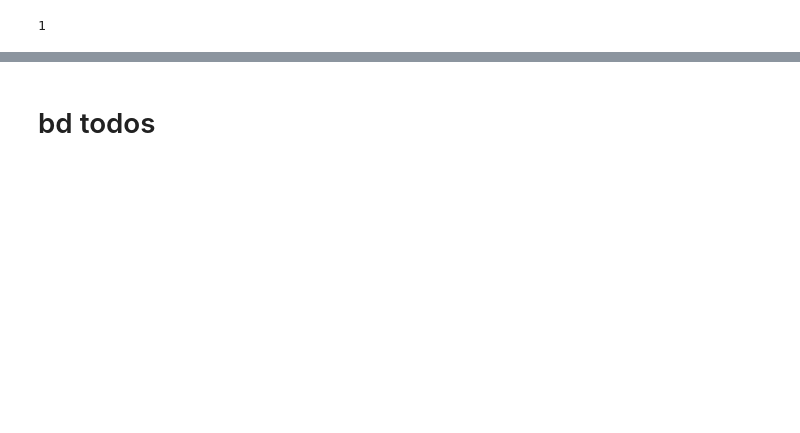
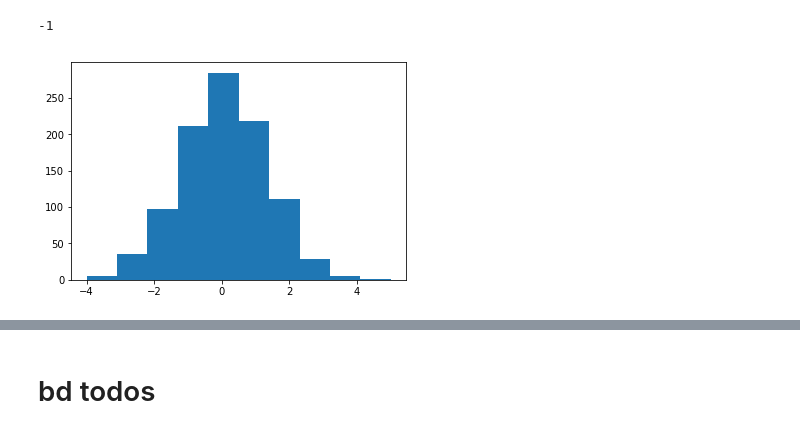
Before and after one commit to messDiv/MESS, a Jupyter notebook: jupyter-notebooks/util/toytree_bd.ipynb, the cells around one changed output, grey strips where cells are left out. Saved outputs shown, nothing was run; the diff lists cells and outputs as text; code cells hidden in the pictures; blank space fills up the shorter version.

```diff
--- a/jupyter-notebooks/util/toytree_bd.ipynb
+++ b/jupyter-notebooks/util/toytree_bd.ipynb
@@ -18,32 +18,39 @@ from collections import Counter
 pd.set_option('display.max_rows', 100)
 pd.set_option('display.max_columns', 500)
 # %%
-def bm(mean, var, log=True, dtype="int"):
+def bm(mean, var, dt, log=True, dtype="int"):
     ret = 0
+    mean = np.float(mean)
     if dtype == "int":
         # Avoid log(1)
         if not log or mean <= 1:
-            ret = np.int(np.round(np.random.normal(mean, var)))
+            ret = np.int(np.round(np.random.normal(mean, var*dt))) - 1
         else:
-            ret = np.int(np.round(np.exp(np.random.normal(np.log(mean), var))))
+            try:
+                ret = np.int(np.round(np.exp(np.random.normal(np.log(mean), var*dt)))) - 1
+            except:
+                import pdb; pdb.set_trace()
+
     elif dtype == "float":
-        ret = np.random.normal(mean, var)
+        ret = np.random.normal(mean, var*dt)
     else:
        raise Exception("bm dtype must be 'int' or 'float'. You put: {}".format(dtype))
     return ret
 
 def prune(tre, verbose=False):
     ttree = tre.copy()
     tips = ttree.treenode.get_leaves()
 
     if np.any(np.array([x.height for x in tips]) > 0):
         for t in tips:
             if not np.isclose(t.height, 0):
                 if verbose: print("Removing node/height {}/{}".format(t.name, t.height))
                 t.delete(prevent_nondicotomic=False)
                 ttree = prune(ttree)
     return ttree
-
-bm(1, .1, log=True)
+ones = np.ones(1000)
+plt.hist(list(map(lambda x: bm(x, 0.7, 2), ones)))
+bm(1, .7, 5, log=True)
 # %% [output]
-1
+-1
+[figure, added]
```
Also changed, not shown: parts of 10 cells of this notebook.
